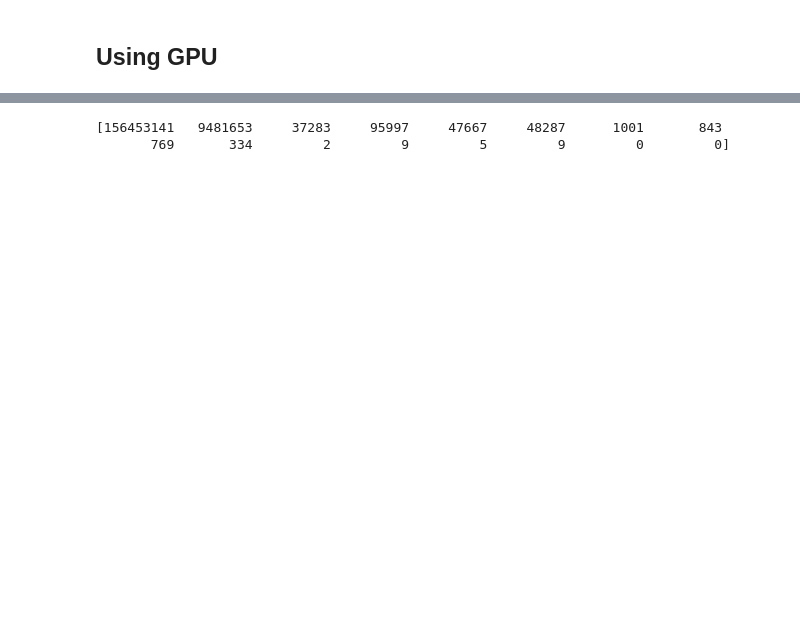
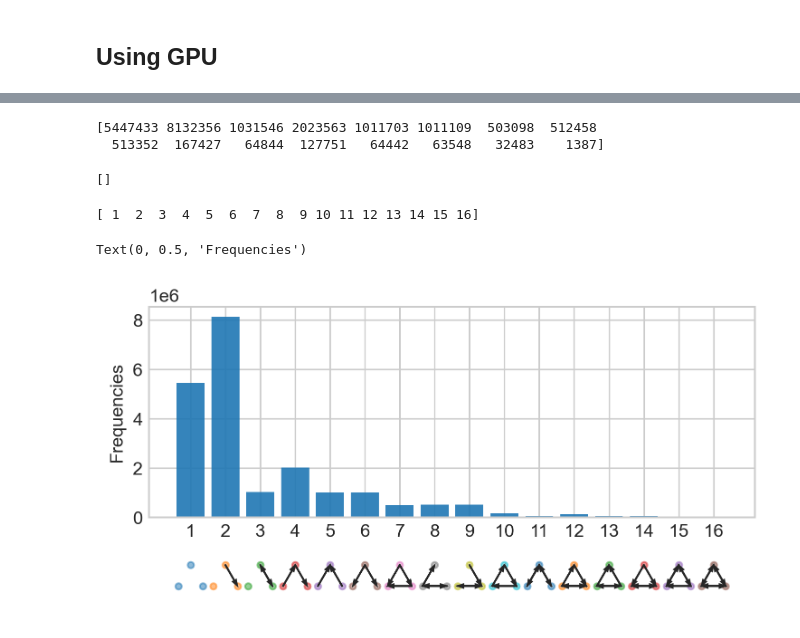
Before and after one commit to gialdetti/netsci, a Jupyter notebook: examples/README.md.ipynb, the cells around one changed output, grey strips where cells are left out. Saved outputs shown, nothing was run; the diff lists cells and outputs as text; code cells hidden in the pictures; blank space fills up the shorter version.

```diff
--- a/examples/README.md.ipynb
+++ b/examples/README.md.ipynb
@@ -41,7 +51,8 @@ ax[0].set_yticks(range(max(f)+1))
 # %%
 from netsci.models.random import erdos_renyi
 
-A_er = erdos_renyi(n=1000, p=0.01, random_state=71070)    # Create an Erdős–Rényi network
-f_er = nsm.motifs(A_er, algorithm='gpu')                  # Count motifs using a GPU
+
+A_er = erdos_renyi(n=500, p=0.2, random_state=71070)  # Create an Erdős–Rényi network
+f_er = nsm.motifs(A_er, algorithm="gpu")  # Count motifs using a GPU
 print(f_er)
 # %% [output]
@@ -53,6 +61,17 @@ To enable them in other operations, rebuild TensorFlow with the appropriate comp
 # %%
-with np.printoptions(linewidth=90):
+with np.printoptions(linewidth=70):
     print(f_er)
 # %% [output]
-[156453141   9481653     37283     95997     47667     48287      1001       843
-       769       334         2         9         5         9         0         0]
+[5447433 8132356 1031546 2023563 1011703 1011109  503098  512458
+  513352  167427   64844  127751   64442   63548   32483    1387]
+# %%
+[k for k in plt.rcParams.keys() if "opacity" in k]
+# %% [output]
+[]
+# %%
+ax = nsv.bar_motifs(f_er)
+ax[0].set_ylabel("Frequencies")
+# %% [output]
+[ 1  2  3  4  5  6  7  8  9 10 11 12 13 14 15 16]
+Text(0, 0.5, 'Frequencies')
+[figure, added]
```
Also changed, not shown: parts of 6 cells of this notebook, 9 other files.
